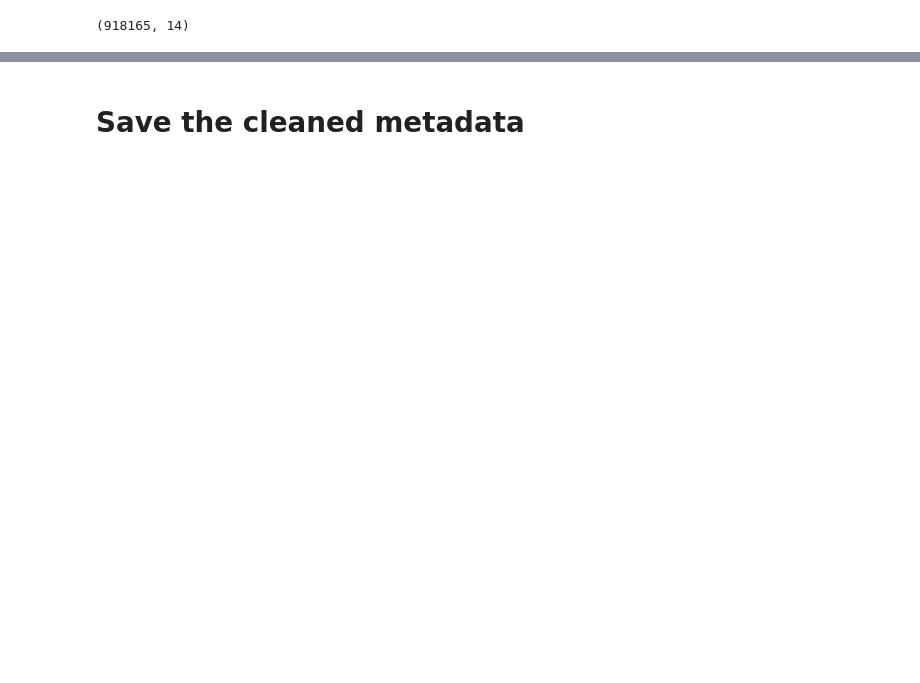
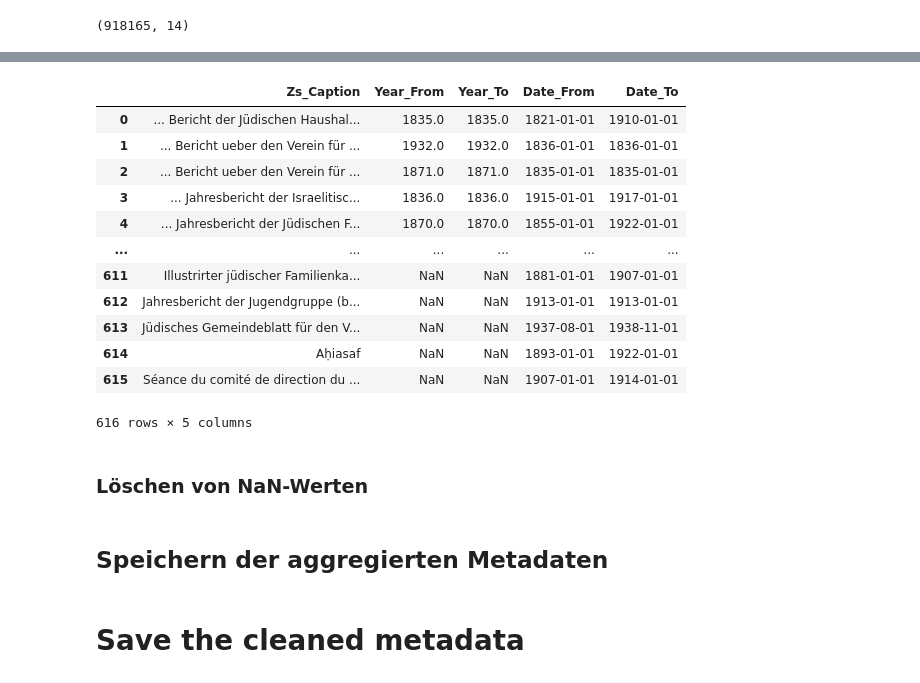
Before and after one commit to bsesic/DNB, a Jupyter notebook: Metadata.ipynb, the cells around one changed output, grey strips where cells are left out. Drawn from its saved outputs; the diff is of its cells as text; code cells hidden in the pictures; blank space fills up the shorter version.

```diff
--- a/Metadata.ipynb
+++ b/Metadata.ipynb
@@ -198,0 +264,6 @@ df_metadata['Zs_Caption'].duplicated().sum()
+# %%
+# take the Datum as datetime and extract the year
+df_metadata['Datum'].replace({'0001-01-07': '1896-01-07'}, inplace=True) # ist ein Fehler in den Daten
+df_metadata['Datum'] = pd.to_datetime(df_metadata['Datum'], errors='coerce')
+df_metadata['Year'] = pd.to_numeric(df_metadata['Datum'].dt.year)
+df_metadata.sample(5)
@@ -219,0 +429,35 @@ df_metadata['Heft_Caption'].unique().tolist()
+# %%
+# Merge unique_titles_df with df_metadata to get dates for each Zs_Caption
+merged_df = pd.merge(unique_titles_df, df_metadata[['Zs_Caption', 'Datum']], on='Zs_Caption', how='left')
+
+# Group by Zs_Caption and aggregate to find the earliest and latest dates
+aggregated_df = merged_df.groupby('Zs_Caption').agg(Date_From=('Datum', 'min'), Date_To=('Datum', 'max')).reset_index()
+
+# Replace NaN values in 'Date_To' with values from 'Date_From'
+aggregated_df['Date_To'].fillna(aggregated_df['Date_From'], inplace=True)
+
+# Convert 'Date_From' and 'Date_To' to datetime
+aggregated_df['Date_From'] = pd.to_datetime(aggregated_df['Date_From'])
+aggregated_df['Date_To'] = pd.to_datetime(aggregated_df['Date_To'])
+
+# Update result_df with the aggregated dates
+result_df.update(aggregated_df)
+
+# Print the resulting DataFrame
+result_df
+# %% [output]
+|  | Zs_Caption | Year_From | Year_To | Date_From | Date_To |
+| 0 | ... Bericht der Jüdischen Haushal... | 1835.0 | 1835.0 | 1821-01-01 | 1910-01-01 |
+| 1 | ... Bericht ueber den Verein für ... | 1932.0 | 1932.0 | 1836-01-01 | 1836-01-01 |
+| 2 | ... Bericht ueber den Verein für ... | 1871.0 | 1871.0 | 1835-01-01 | 1835-01-01 |
+| 3 | ... Jahresbericht der Israelitisc... | 1836.0 | 1836.0 | 1915-01-01 | 1917-01-01 |
+| 4 | ... Jahresbericht der Jüdischen F... | 1870.0 | 1870.0 | 1855-01-01 | 1922-01-01 |
+| ... | ... | ... | ... | ... | ... |
+| 611 | Illustrirter jüdischer Familienka... | NaN | NaN | 1881-01-01 | 1907-01-01 |
+| 612 | Jahresbericht der Jugendgruppe (b... | NaN | NaN | 1913-01-01 | 1913-01-01 |
+| 613 | Jüdisches Gemeindeblatt für den V... | NaN | NaN | 1937-08-01 | 1938-11-01 |
+| 614 | Aḥiasaf | NaN | NaN | 1893-01-01 | 1922-01-01 |
+| 615 | Séance du comité de direction du ... | NaN | NaN | 1907-01-01 | 1914-01-01 |
+616 rows × 5 columns
+# %% [markdown]
+### Löschen von NaN-Werten
@@ -219,0 +470,2 @@ df_metadata['Heft_Caption'].unique().tolist()
+# %% [markdown]
+## Speichern der aggregierten Metadaten
```
Also changed, not shown: parts of 63 cells of this notebook, 6 other files.
